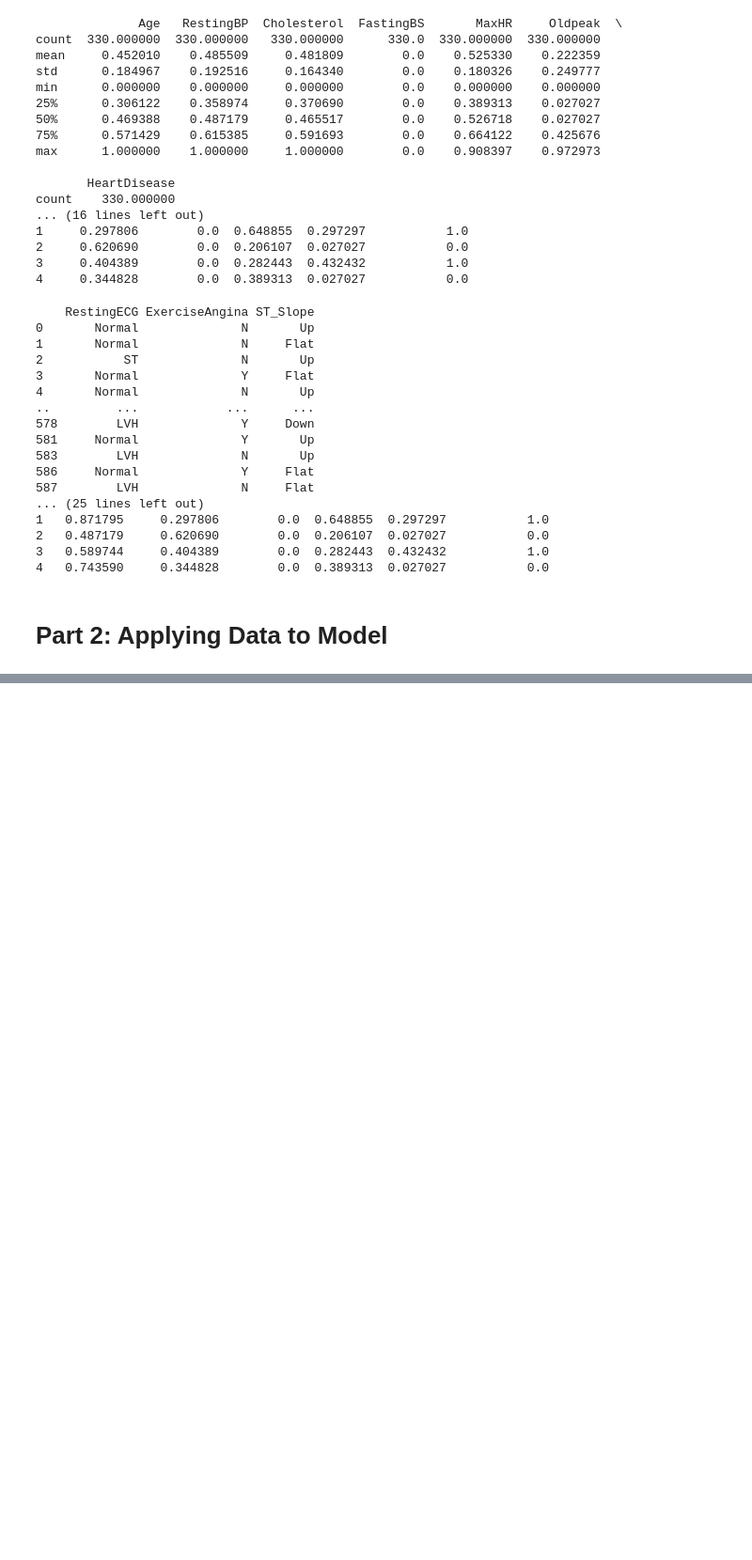
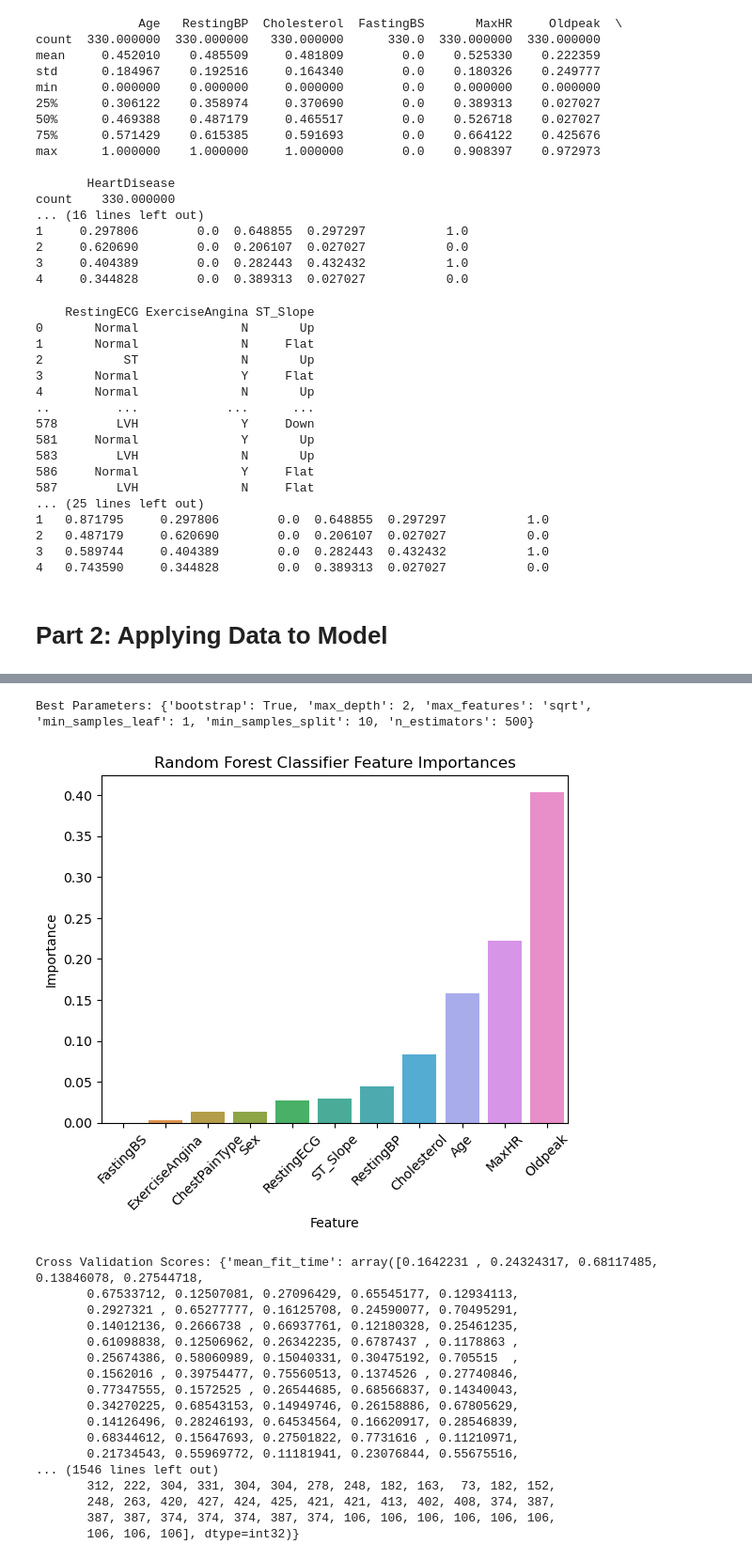
Before and after one commit to kyuhmi/4210-ml-project, a Jupyter notebook: heart_disease.ipynb, the cells around one changed output, grey strips where cells are left out. Shown at 94% size. Cells and saved outputs as stored; diff of their text form; code cells hidden in the pictures; blank space fills up the shorter version.

```diff
--- a/heart_disease.ipynb
+++ b/heart_disease.ipynb
@@ -298,0 +367,78 @@ show_confusion_mtx(cm)
+# %%
+# Random Forest Classifier w/ hyperparameter search
+from sklearn.ensemble import RandomForestClassifier
+from sklearn.metrics import confusion_matrix, accuracy_score, precision_score, recall_score, classification_report
+from sklearn.model_selection import GridSearchCV, cross_val_score
+
+param_grid = {
+    'n_estimators': [100, 200, 500],
+    'max_depth': [None, 2, 5, 8],
+    'min_samples_split': [2, 4, 10],
+    'min_samples_leaf': [1, 5, 10],
+    'max_features': ['sqrt', None],
+    'bootstrap': [True, False]
+}
+
+grid_search = GridSearchCV(RandomForestClassifier(), param_grid, scoring='accuracy', cv=5, n_jobs=-1, error_score='raise')
+grid_search.fit(X_train, y_train)
+
+print("Best Parameters:", grid_search.best_params_)
+print()
+
+best_rfc = grid_search.best_estimator_
+
+# make prediction
+y_pred = best_rfc.predict(X_test)
+
+# feature importances
+importance_values = best_rfc.feature_importances_
+feature_names = X.columns
+
+sorted_importances = pd.DataFrame({'Feature': feature_names, 'Importance': importance_values}).sort_values(by='Importance')
+
+sns.barplot(x="Feature", y="Importance", data=sorted_importances)
+plt.xticks(rotation=45)
+plt.title('Random Forest Classifier Feature Importances' )
+plt.show()
+
+# cross validation score: k-fold cross-validation
+scores = grid_search.cv_results_
+print('Cross Validation Scores:', scores)
+
+# other performance metrics
+cm = confusion_matrix(y_test, y_pred)
+show_confusion_mtx(cm)
+
+accuracy = accuracy_score(y_test, y_pred)
+precision = precision_score(y_test, y_pred)
+recall = recall_score(y_test, y_pred)
+
+print("Performance Results:")
+print(f"Accuracy: {accuracy:.3f}")
+print(f"Precision: {precision:.3f}")
+print(f"Recall: {recall:.3f}")
+print()
+
+# more detailed data
+print("Classification Report:")
+print(classification_report(y_test, y_pred))
+# %% [output]
+Best Parameters: {'bootstrap': True, 'max_depth': 2, 'max_features': 'sqrt', 'min_samples_leaf': 1, 'min_samples_split': 10, 'n_estimators': 500}
+[figure, added]
+Cross Validation Scores: {'mean_fit_time': array([0.1642231 , 0.24324317, 0.68117485, 0.13846078, 0.27544718,
+       0.67533712, 0.12507081, 0.27096429, 0.65545177, 0.12934113,
+       0.2927321 , 0.65277777, 0.16125708, 0.24590077, 0.70495291,
+       0.14012136, 0.2666738 , 0.66937761, 0.12180328, 0.25461235,
+       0.61098838, 0.12506962, 0.26342235, 0.6787437 , 0.1178863 ,
+       0.25674386, 0.58060989, 0.15040331, 0.30475192, 0.705515  ,
+       0.1562016 , 0.39754477, 0.75560513, 0.1374526 , 0.27740846,
+       0.77347555, 0.1572525 , 0.26544685, 0.68566837, 0.14340043,
+       0.34270225, 0.68543153, 0.14949746, 0.26158886, 0.67805629,
+       0.14126496, 0.28246193, 0.64534564, 0.16620917, 0.28546839,
+       0.68344612, 0.15647693, 0.27501822, 0.7731616 , 0.11210971,
+       0.21734543, 0.55969772, 0.11181941, 0.23076844, 0.55675516,
+... (1546 lines left out)
+       312, 222, 304, 331, 304, 304, 278, 248, 182, 163,  73, 182, 152,
+       248, 263, 420, 427, 424, 425, 421, 421, 413, 402, 408, 374, 387,
+       387, 387, 374, 374, 374, 387, 374, 106, 106, 106, 106, 106, 106,
+       106, 106, 106], dtype=int32)}
```
Also changed, not shown: parts of 5 cells of this notebook.
